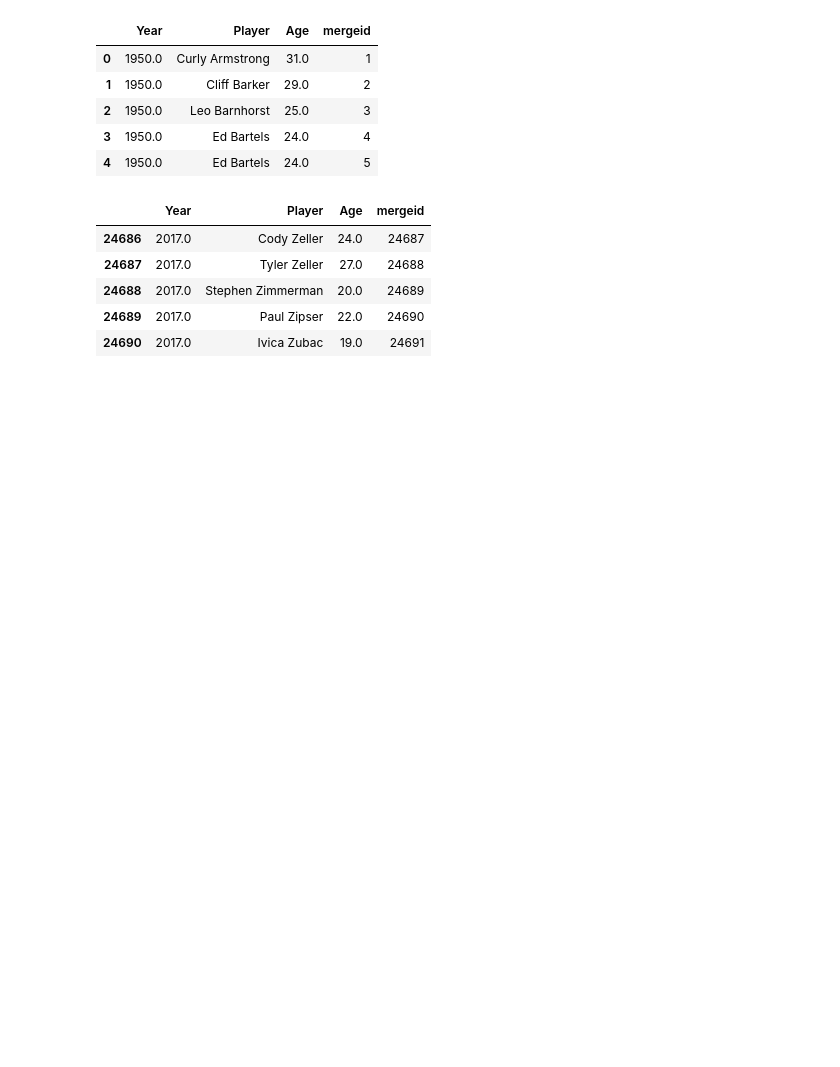
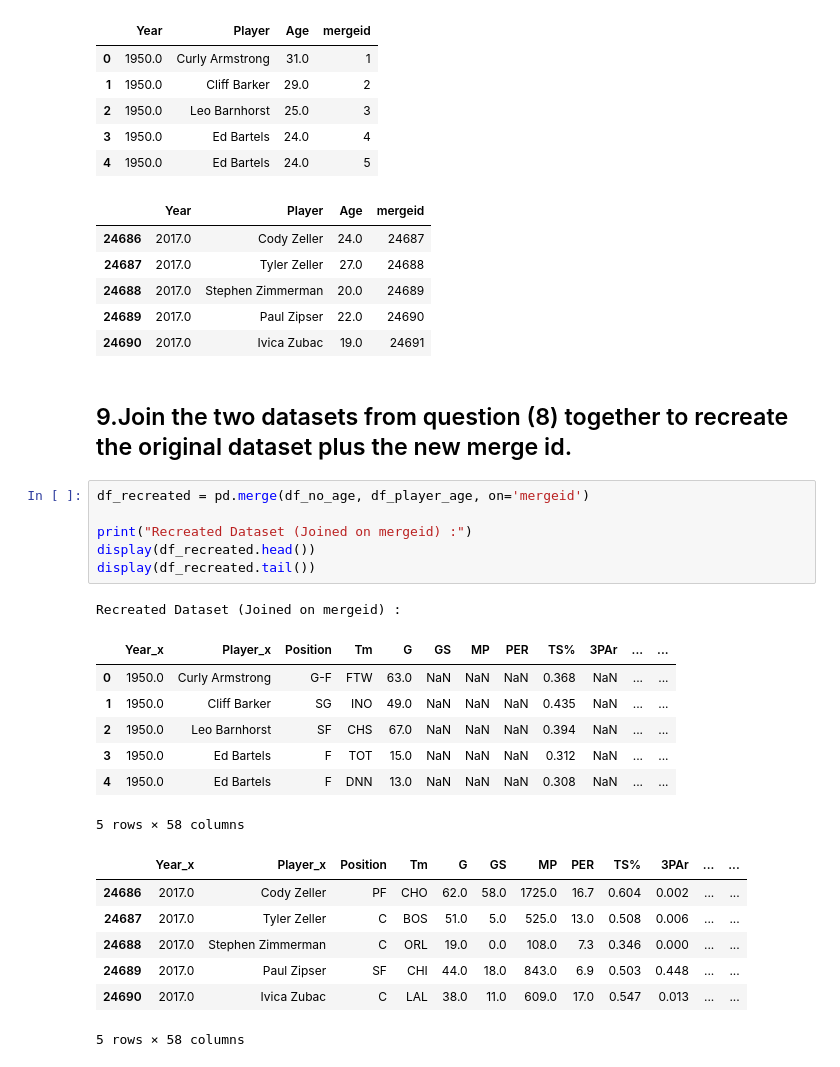
Before and after one commit to 97Peipei/QMSS-GR5072-Spring2026-HWs, a Jupyter notebook: homework-2-main/Submissions/ph2736-HU PEIPEI/HW02.ipynb, the cells around one changed output. Saved outputs shown, nothing was run; the diff lists cells and outputs as text; blank space fills up the shorter version.

Commit message:
question09

```diff
--- a/homework-2-main/Submissions/ph2736-HU PEIPEI/HW02.ipynb
+++ b/homework-2-main/Submissions/ph2736-HU PEIPEI/HW02.ipynb
@@ -203,3 +203,27 @@ Dataset 02: Year, Player, Age and Mergeid
 | 24688 | 2017.0 | Stephen Zimmerman | 20.0 | 24689 |
 | 24689 | 2017.0 | Paul Zipser | 22.0 | 24690 |
 | 24690 | 2017.0 | Ivica Zubac | 19.0 | 24691 |
+# %% [markdown]
+## 9.Join the two datasets from question (8) together to recreate the original dataset plus the new merge id.
+# %%
+df_recreated = pd.merge(df_no_age, df_player_age, on='mergeid')
+
+print("Recreated Dataset (Joined on mergeid) :")
+display(df_recreated.head())
+display(df_recreated.tail())
+# %% [output]
+Recreated Dataset (Joined on mergeid) :
+|  | Year_x | Player_x | Position | Tm | G | GS | MP | PER | TS% | 3PAr | ... | ... |
+| 0 | 1950.0 | Curly Armstrong | G-F | FTW | 63.0 | NaN | NaN | NaN | 0.368 | NaN | ... | ... |
+| 1 | 1950.0 | Cliff Barker | SG | INO | 49.0 | NaN | NaN | NaN | 0.435 | NaN | ... | ... |
+| 2 | 1950.0 | Leo Barnhorst | SF | CHS | 67.0 | NaN | NaN | NaN | 0.394 | NaN | ... | ... |
+| 3 | 1950.0 | Ed Bartels | F | TOT | 15.0 | NaN | NaN | NaN | 0.312 | NaN | ... | ... |
+| 4 | 1950.0 | Ed Bartels | F | DNN | 13.0 | NaN | NaN | NaN | 0.308 | NaN | ... | ... |
+5 rows × 58 columns
+|  | Year_x | Player_x | Position | Tm | G | GS | MP | PER | TS% | 3PAr | ... | ... |
+| 24686 | 2017.0 | Cody Zeller | PF | CHO | 62.0 | 58.0 | 1725.0 | 16.7 | 0.604 | 0.002 | ... | ... |
+| 24687 | 2017.0 | Tyler Zeller | C | BOS | 51.0 | 5.0 | 525.0 | 13.0 | 0.508 | 0.006 | ... | ... |
+| 24688 | 2017.0 | Stephen Zimmerman | C | ORL | 19.0 | 0.0 | 108.0 | 7.3 | 0.346 | 0.000 | ... | ... |
+| 24689 | 2017.0 | Paul Zipser | SF | CHI | 44.0 | 18.0 | 843.0 | 6.9 | 0.503 | 0.448 | ... | ... |
+| 24690 | 2017.0 | Ivica Zubac | C | LAL | 38.0 | 11.0 | 609.0 | 17.0 | 0.547 | 0.013 | ... | ... |
+5 rows × 58 columns
```
